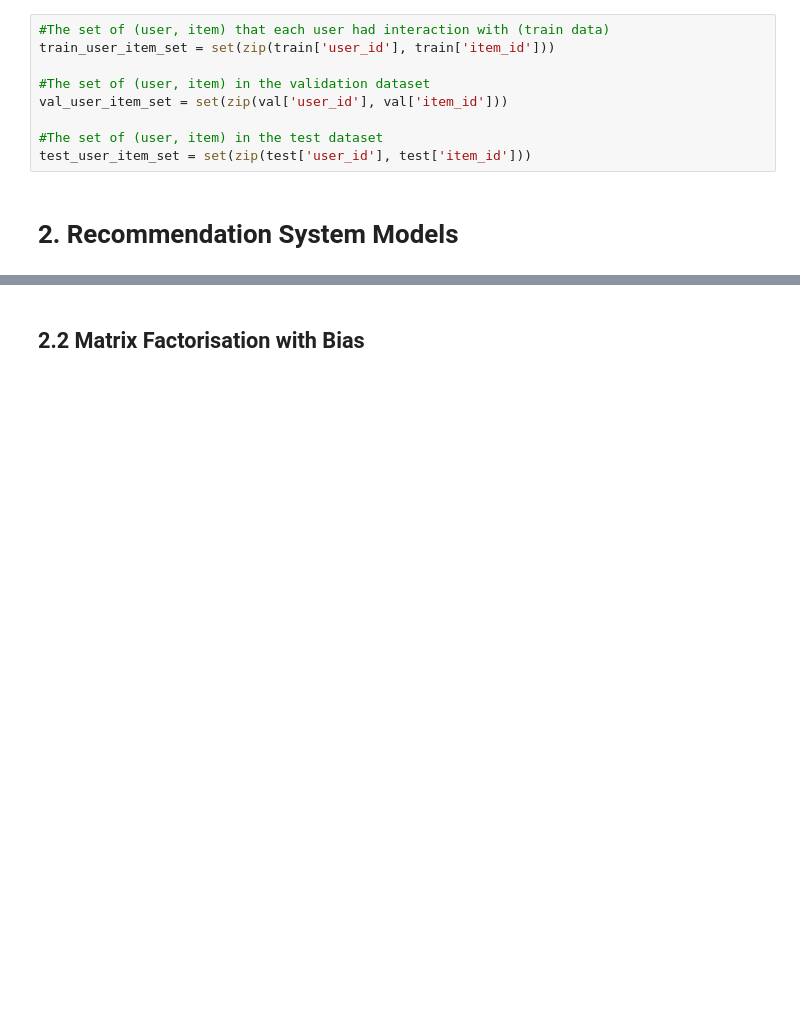
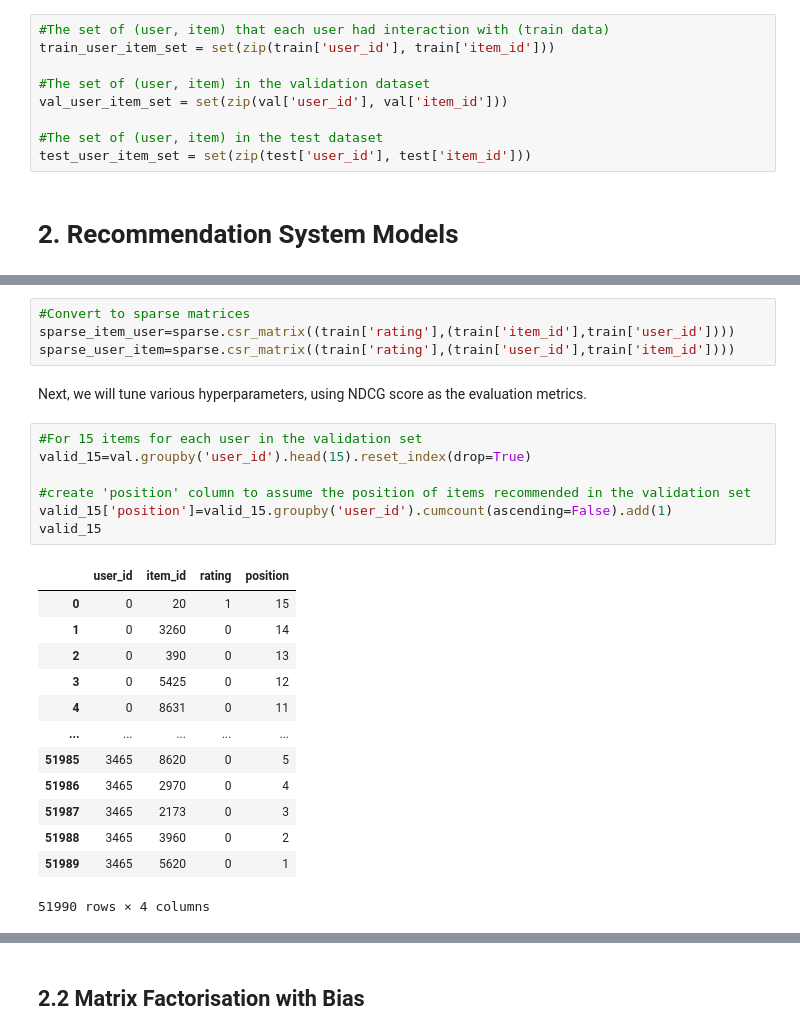
Before and after one commit to DanielTranDS/SocialMediaPhotos-RecommendationSystem-MatrixFactorization, a Jupyter notebook: RecommendationSystem_Codes.ipynb, the cells around one changed output, grey strips where cells are left out. Drawn from its saved outputs; the diff is of its cells as text; blank space fills up the shorter version.

```diff
--- a/RecommendationSystem_Codes.ipynb
+++ b/RecommendationSystem_Codes.ipynb
@@ -390,0 +420,27 @@ test_user_item_set = set(zip(test['user_id'], test['item_id']))
+# %%
+#Convert to sparse matrices
+sparse_item_user=sparse.csr_matrix((train['rating'],(train['item_id'],train['user_id'])))
+sparse_user_item=sparse.csr_matrix((train['rating'],(train['user_id'],train['item_id'])))
+# %% [markdown]
+Next, we will tune various hyperparameters, using NDCG score as the evaluation metrics.
+# %%
+#For 15 items for each user in the validation set
+valid_15=val.groupby('user_id').head(15).reset_index(drop=True)
+
+#create 'position' column to assume the position of items recommended in the validation set
+valid_15['position']=valid_15.groupby('user_id').cumcount(ascending=False).add(1)
+valid_15
+# %% [output]
+|  | user_id | item_id | rating | position |
+| 0 | 0 | 20 | 1 | 15 |
+| 1 | 0 | 3260 | 0 | 14 |
+| 2 | 0 | 390 | 0 | 13 |
+| 3 | 0 | 5425 | 0 | 12 |
+| 4 | 0 | 8631 | 0 | 11 |
+| ... | ... | ... | ... | ... |
+| 51985 | 3465 | 8620 | 0 | 5 |
+| 51986 | 3465 | 2970 | 0 | 4 |
+| 51987 | 3465 | 2173 | 0 | 3 |
+| 51988 | 3465 | 3960 | 0 | 2 |
+| 51989 | 3465 | 5620 | 0 | 1 |
+51990 rows × 4 columns
```
Also changed, not shown: parts of 10 cells of this notebook.
